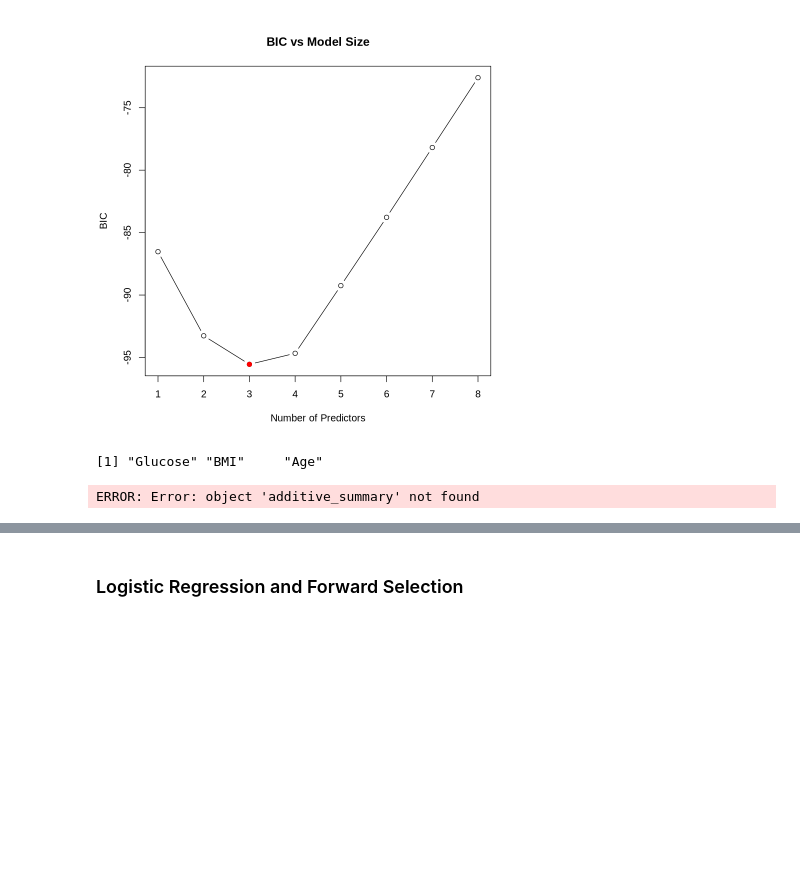
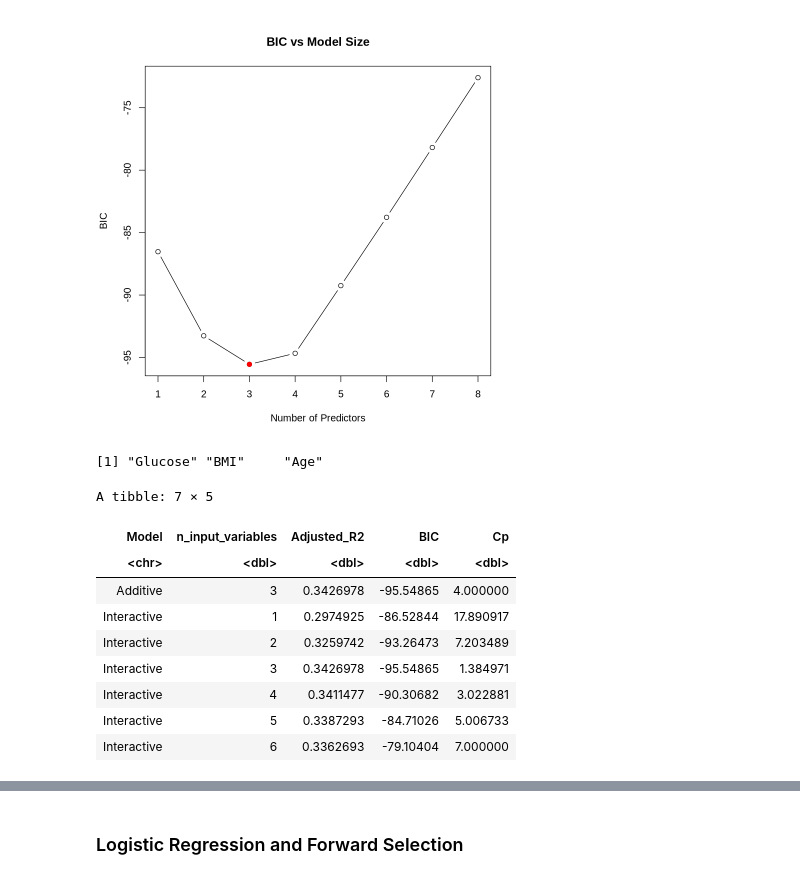
Before and after one commit to yoykyL/STAT301-Final-Report, a Jupyter notebook: Final_Report.ipynb, the cells around one changed output, grey strips where cells are left out. Cells and saved outputs as stored; diff of their text form; code cells hidden in the pictures; blank space fills up the shorter version.

```diff
--- a/Final_Report.ipynb
+++ b/Final_Report.ipynb
@@ -288,34 +291,35 @@ best_model_vars
 # %% [output]
 [1] "Glucose" "BMI"     "Age"
 # %%
-# additive_model <-
+additive_model <- glm(Outcome ~ Glucose + BMI + Age, data = diabetes_train, family = binomial)
 interactive_selection <- regsubsets(Outcome ~ Glucose * BMI + Glucose * Age + BMI * Age,
                                     data = diabetes_train,
                                     nvmax = 6,
                                     method = "forward")
-
-#additive_summary <- summary(additive_selection)
+#just more straightforward for calculating adjR2, BIC, and Cp
+additive_selection <- regsubsets(Outcome ~ Glucose + BMI + Age,
+                                 data = diabetes_train,
+                                 nvmax = 3,
+                                 method = "forward")
+additive_summary <- summary(additive_selection)
 interactive_summary <- summary(interactive_selection)
 # %%
 comparison_tibble <- tibble(
-  Model = c(rep("Additive", 3), rep("Interactive", 6)),
-  n_input_variables = c(1:3, 1:6),
-  Adjusted_R2 = c(additive_summary$adjr2, interactive_summary$adjr2),
-  BIC = c(additive_summary$bic, interactive_summary$bic),
-  Cp = c(additive_summary$cp, interactive_summary$cp)
+  Model = c(rep("Additive", 1), rep("Interactive", 6)), # Only 1 row for Additive (n_input_variables = 3)
+  n_input_variables = c(3, 1:6), # Exclude n_input_variables = 1 and 2 for Additive
+  Adjusted_R2 = c(additive_summary$adjr2[3], interactive_summary$adjr2),
+  BIC = c(additive_summary$bic[3], interactive_summary$bic),
+  Cp = c(additive_summary$cp[3], interactive_summary$cp)
 )
-
-
-logistic_model <- glm(Outcome ~ Glucose + BMI + Age, data = diabetes_train, family = binomial)
-tidy_logistic_model <- tidy(logistic_model, conf.int = TRUE)
-
-tidy_logistic_model <-
-    tidy_logistic_model %>%
-        mutate(oddsratio = exp(estimate),
-               lowerci = exp(conf.low),
-               upperci = exp(conf.high)) %>%
-        select(term, oddsratio, lowerci, upperci, p.value)
-
-tidy_logistic_model
+comparison_tibble
 # %% [output]
-ERROR: Error: object 'additive_summary' not found
+A tibble: 7 × 5
+| Model | n_input_variables | Adjusted_R2 | BIC | Cp |
+| <chr> | <dbl> | <dbl> | <dbl> | <dbl> |
+| Additive | 3 | 0.3426978 | -95.54865 | 4.000000 |
+| Interactive | 1 | 0.2974925 | -86.52844 | 17.890917 |
+| Interactive | 2 | 0.3259742 | -93.26473 | 7.203489 |
+| Interactive | 3 | 0.3426978 | -95.54865 | 1.384971 |
+| Interactive | 4 | 0.3411477 | -90.30682 | 3.022881 |
+| Interactive | 5 | 0.3387293 | -84.71026 | 5.006733 |
+| Interactive | 6 | 0.3362693 | -79.10404 | 7.000000 |
```
Also changed, not shown: parts of 5 cells of this notebook.
